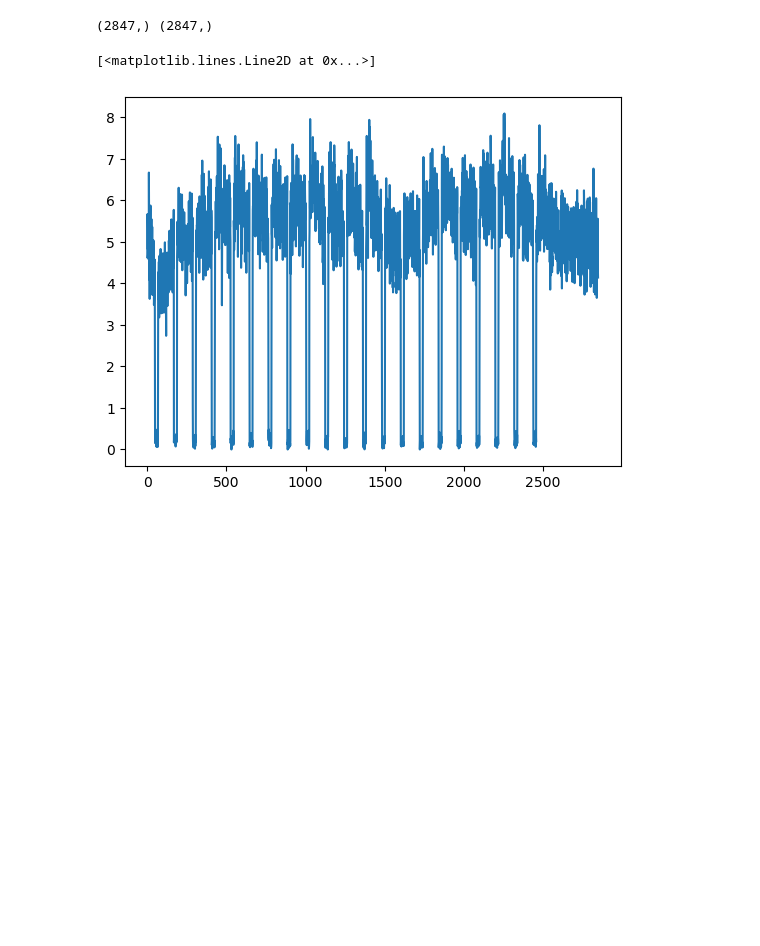
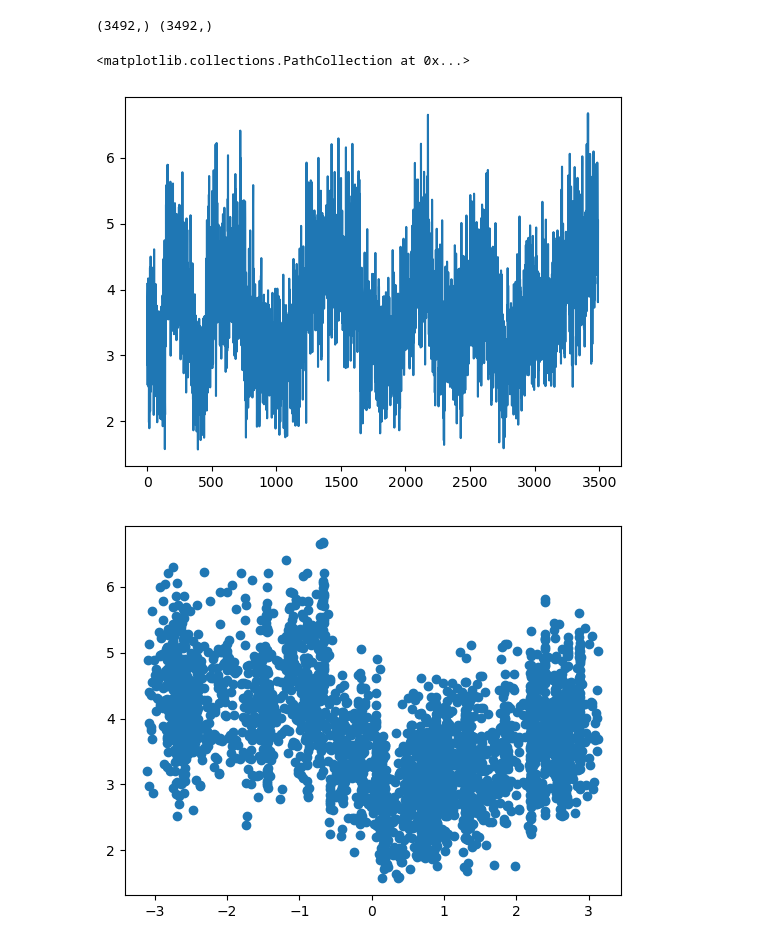
Before and after one commit to yfisher-lab/NeuromodPlasticity, a Jupyter notebook: Notebooks/SingleSessionPreprocessing.ipynb, the cells around one changed output. Saved outputs shown, nothing was run; the diff lists cells and outputs as text; code cells hidden in the pictures; blank space fills up the shorter version.

```diff
--- a/Notebooks/SingleSessionPreprocessing.ipynb
+++ b/Notebooks/SingleSessionPreprocessing.ipynb
@@ -13,20 +13,37 @@ import SessionTools.two_photon as st2p
 
 %matplotlib inline
 # %%
-session_info = {'date': "05_02_2024",
-                'genotype_dir': 'R18B05LexA_LexOpChrimson88tdT_R60D05_UASOpGCaMP6',
-                'fly': 'fly1',
-                'session': 'alternating_stim_points_2_6-024',
-                'full_genotype': '+/UAS-opGCaMP6; R18B05-LexA/+; R60D05-Gal4/LexOpChrimson88::tdT',
-                'ecl date': '',
-                'notes':''}
+session_info = {'date': "15_10_2024",
+                'genotype_dir': 'EL_hm4Di_R60D05LexA_jRGECO1a/hm4di_control',
+                'fly': 'fly4',
+                'session': 'closed_loop-000',
+                'fictrac_scan_num':0,
+                'fictrac_dat_file' :'fictrac-20241015_154742.dat',
+                'full_genotype': '+/w-; EL-AD, LexOpjRGECO1a/R60D05-LexA; EL-DBD/UAS-hm4Di',
+                'ecl date': '10/6-7/2024',
+                'notes': '50 nM DCZ'}
 
+
+session_info['fictrac_dir']= f"/media/mplitt/SSD_storage/fictrac_folder/{session_info['genotype_dir']}/{session_info['date']}/{session_info['fly']}"
 bruker_folder = pathlib.PurePath('/media/mplitt/SSD_storage/2PData')
-fictrac_folder = pathlib.PurePath('/media/mplitt/SSD_storage/fictrac_folder')
-
+# pkl_path = pathlib.PurePath(f"/media/mplitt/SSD_storage/fictrac_folder/{session_info['genotype_dir']}/{session_info['date']}/{session_info['fly']}/fly1_1_scan0.pkl")
 
 pp = st2p.preprocessing.EBImagingSession(session_info = session_info,
                                          bruker_base_dir = bruker_folder,
-                                         fictrac_base_dir = fictrac_folder)
+                                         fictrac_dir = session_info['fictrac_dir'],
+                                         fictrac_dat_file = session_info['fictrac_dat_file'],
+                                         fictrac_scan_num = session_info['fictrac_scan_num'])
+                                         # fictrac_pkl_path=pkl_path)
+# %%
+if False:
+    gd = session_info['genotype_dir']
+    d = session_info['date']
+    f = session_info['fly']
+    s = session_info['session']
+    outdir = pathlib.PurePath(f'/media/mplitt/SSD_storage/2P_scratch/{gd}/{d}/{f}/{s}/preprocess.pkl')
+    pp = st2p.preprocessing.EBImagingSession.from_file(outdir)
+    # y_r4d = pp.timeseries['rois_R4d_z']
+    y = pp.timeseries['rois_z']
+    n_rois=y.shape[1]
 # %%
 pp.extract_metadata()
@@ -51,10 +83,10 @@ y = pp.calculate_zscored_F('rois', zscore=False, exp_detrend = True)
 # %%
 pp.save()
 # %%
-# y_sm = sp.ndimage.gaussian_filter1d(sp.ndimage.gaussian_filter1d(y, 3, axis=-1),.7,axis=1, mode='wrap')
-y_sm = y-1  #sp.ndimage.gaussian_filter1d(y, 1, axis=-1)
+y_sm = sp.ndimage.gaussian_filter1d(sp.ndimage.gaussian_filter1d(y-1, 2, axis=-1),.7,axis=1, mode='wrap')
+# y_sm = y-1  #sp.ndimage.gaussian_filter1d(y, 1, axis=-1)
 
-x_f,y_f = st2p.utilities.pol2cart(y_sm[0,:,:],np.linspace(-np.pi,np.pi,num=n_rois)[:,np.newaxis])
+x_f,y_f = st2p.utilities.pol2cart(y_sm[-1,:,:],np.linspace(-np.pi,np.pi,num=n_rois)[:,np.newaxis])
 rho,phi = st2p.utilities.cart2pol(x_f.mean(axis=0), y_f.mean(axis=0))
 print(rho.shape, phi.shape)
 
@@ -62,10 +94,13 @@ heading = -1* pp.voltage_recording_aligned[' Heading'].to_numpy()
 
 _,offset = st2p.utilities.cart2pol(*st2p.utilities.pol2cart(np.ones(heading.shape),phi-heading))
 # %% [output]
-(2847,) (2847,)
+(3492,) (3492,)
 # %%
 fig, ax= plt.subplots()
-ax.plot(pp.timeseries['background'][1,0,:])
+ax.plot(pp.timeseries['background'][-1,0,:])
+fig, ax= plt.subplots()
+ax.scatter(heading, pp.timeseries['background'][-1,0,:])
 # %% [output]
-[<matplotlib.lines.Line2D at 0x...>]
+<matplotlib.collections.PathCollection at 0x...>
-[figure, old version]
+[figure, new version]
+[figure, added]
```
Also changed, not shown: parts of 13 cells of this notebook, 24 other files.
